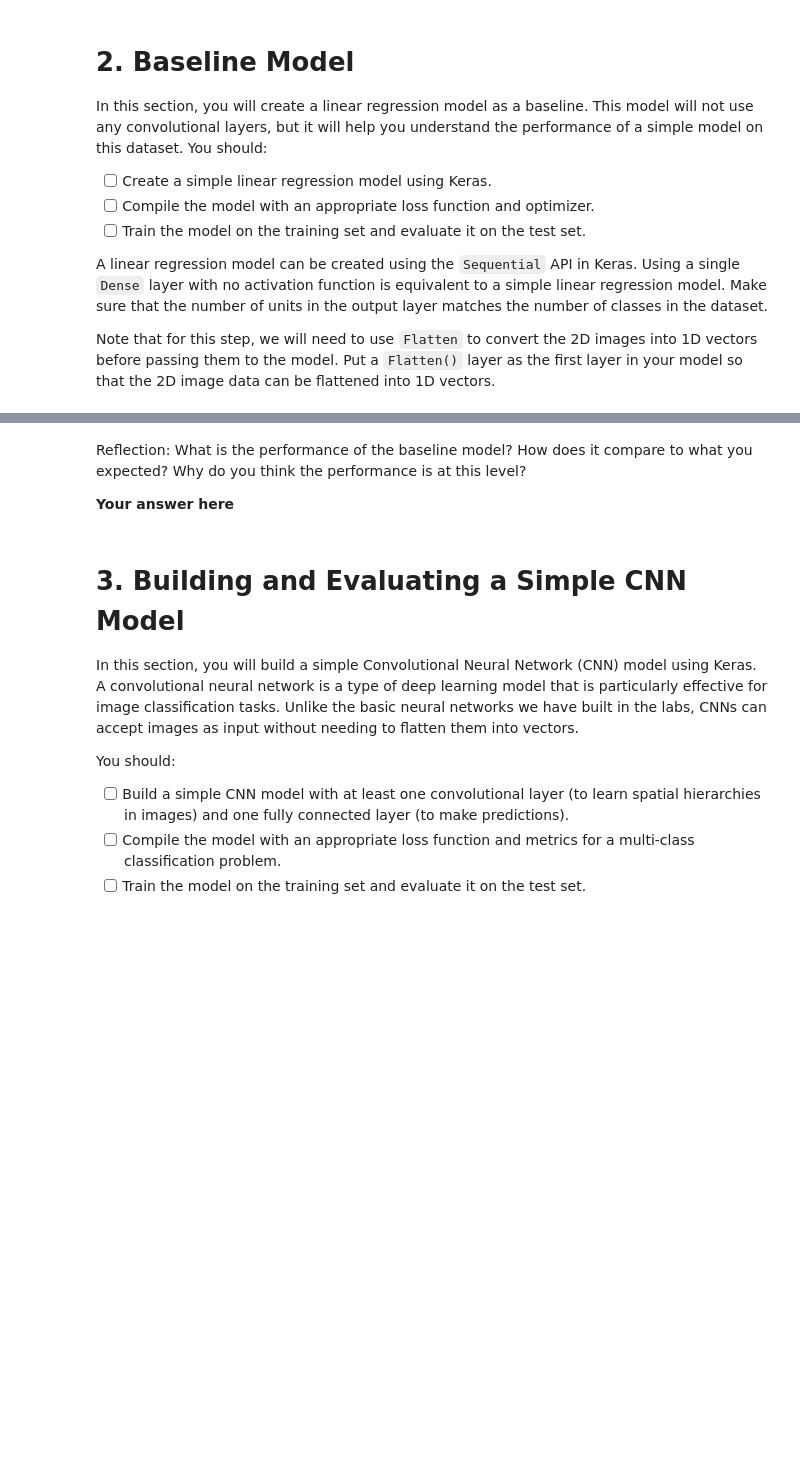
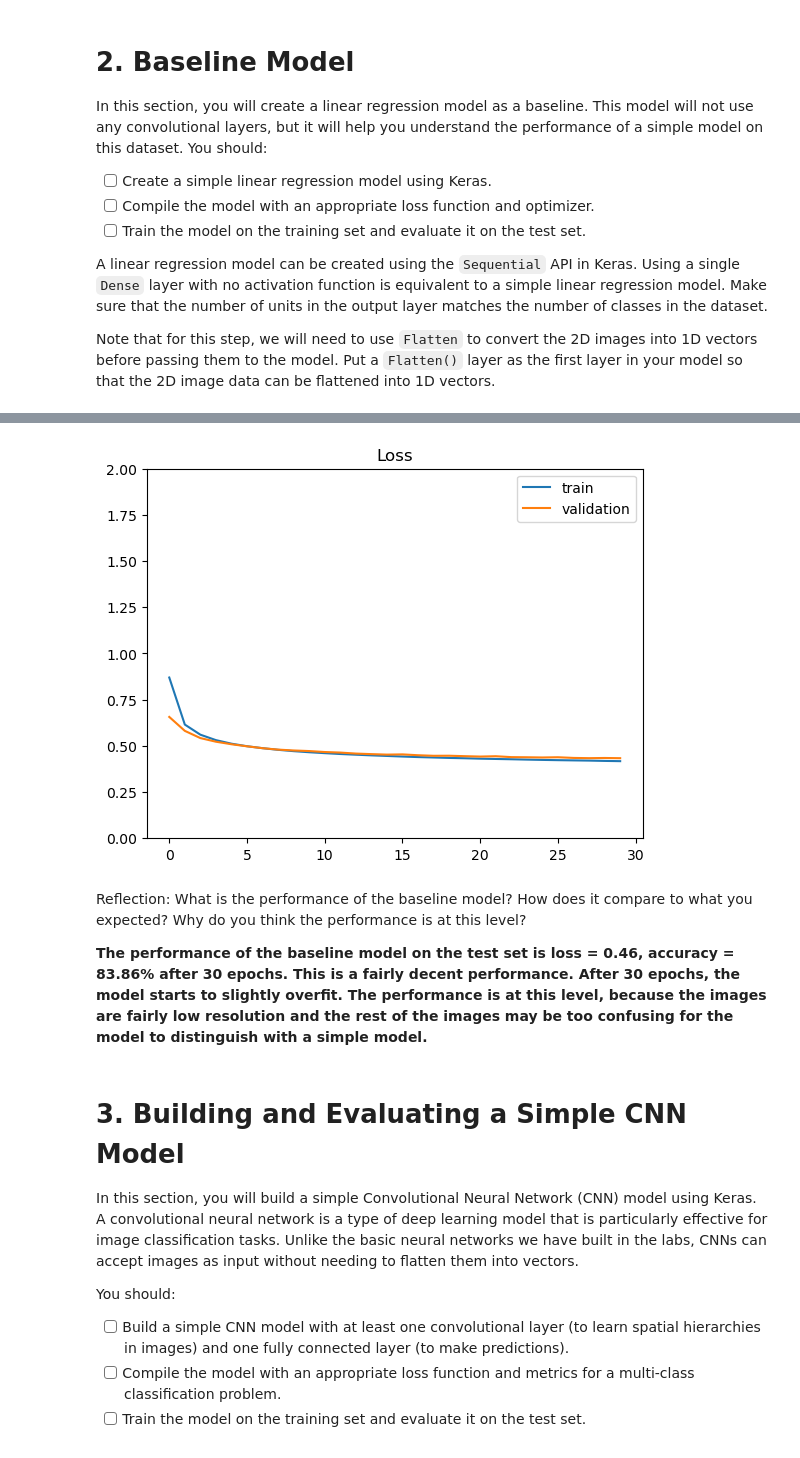
Before and after one commit to slathwal/deep_learning, a Jupyter notebook: 02_activities/assignments/assignment_1.ipynb, the cells around one changed output, grey strips where cells are left out. Saved outputs shown, nothing was run; the diff lists cells and outputs as text; code cells hidden in the pictures; blank space fills up the shorter version.

Commit message:
Build and evaluate the performance of a baseline model on test set

```diff
--- a/02_activities/assignments/assignment_1.ipynb
+++ b/02_activities/assignments/assignment_1.ipynb
@@ -96,14 +87,44 @@ A linear regression model can be created using the `Sequential` API in Keras. Us
 Note that for this step, we will need to use `Flatten` to convert the 2D images into 1D vectors before passing them to the model. Put a `Flatten()` layer as the first layer in your model so that the 2D image data can be flattened into 1D vectors.
 # %%
 from keras.models import Sequential
-from keras.layers import Dense, Flatten
+from keras.layers import Dense, Flatten, Input
 
 # Create a simple linear regression model
 model = Sequential()
 # You can use `model.add(<layer>)` to add layers to the model
 
+# Input layer
+model.add(Flatten()) # Flatten the 2D layer into a single vector
+
+# Output layer
+model.add(Dense(10, activation='softmax'))  # 10 neurons, softmax activation to get a classification into one of 10 classes.
+
+#model.summary()
+
 # Compile the model using `model.compile()`
+model.compile(
+    loss='categorical_crossentropy', # Loss function
+    optimizer='sgd', # Optimizer
+    metrics=['accuracy'] # Metrics to evaluate the model
+)
 
-# Train the model with `model.fit()`
+# Training the model
+history = model.fit(X_train, # Training data
+    y_train, # Training labels
+    epochs=30, # Number of epochs
+    batch_size=32, # Number of samples per batch
+    validation_split=0.2 # Use 20% of the data for validation)
+)
+
+plt.plot(history.history['loss'], label='train')
+plt.plot(history.history['val_loss'], label='validation')
+plt.ylim(0, 2)
+plt.legend(loc='best')
+plt.title('Loss')
 
 # Evaluate the model with `model.evaluate()`
+loss, accuracy = model.evaluate(X_test, y_test)
+
+print(f'Loss:     {loss:.2f}')
+print(f'Accuracy: {accuracy*100:.2f}%')
+# %% [output]
@@ -110,7 +148,8 @@ model = Sequential()
+[figure, added]
 # %% [markdown]
 Reflection: What is the performance of the baseline model? How does it compare to what you expected? Why do you think the performance is at this level?
 
-**Your answer here**
+**The performance of the baseline model on the test set is loss = 0.46, accuracy = 83.86% after 30 epochs. This is a fairly decent performance. After 30 epochs, the model starts to slightly overfit. The performance is at this level, because the images are fairly low resolution and the rest of the images may be too confusing for the model to distinguish with a simple model.**
 # %% [markdown]
 # 3. Building and Evaluating a Simple CNN Model
 
```
Also changed, not shown: parts of 2 cells of this notebook.
